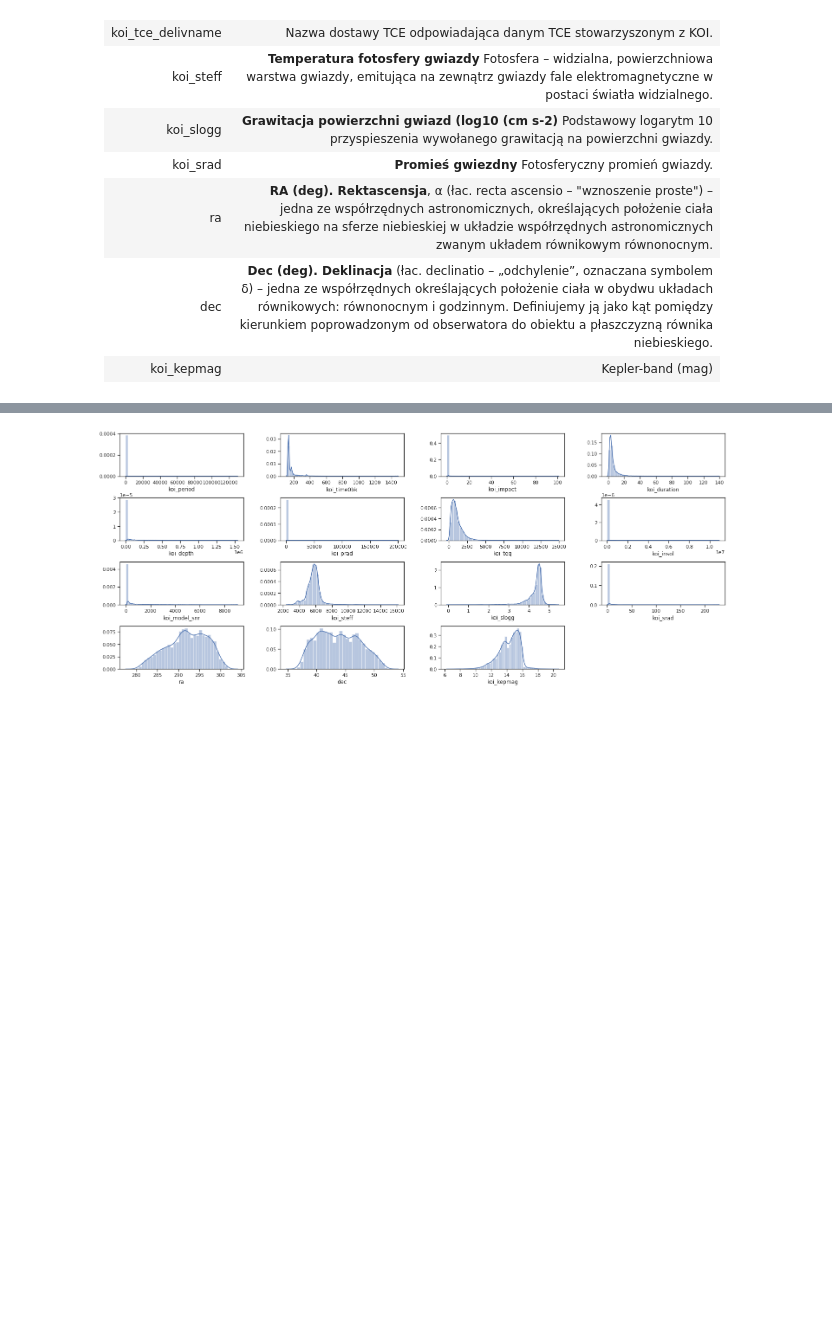
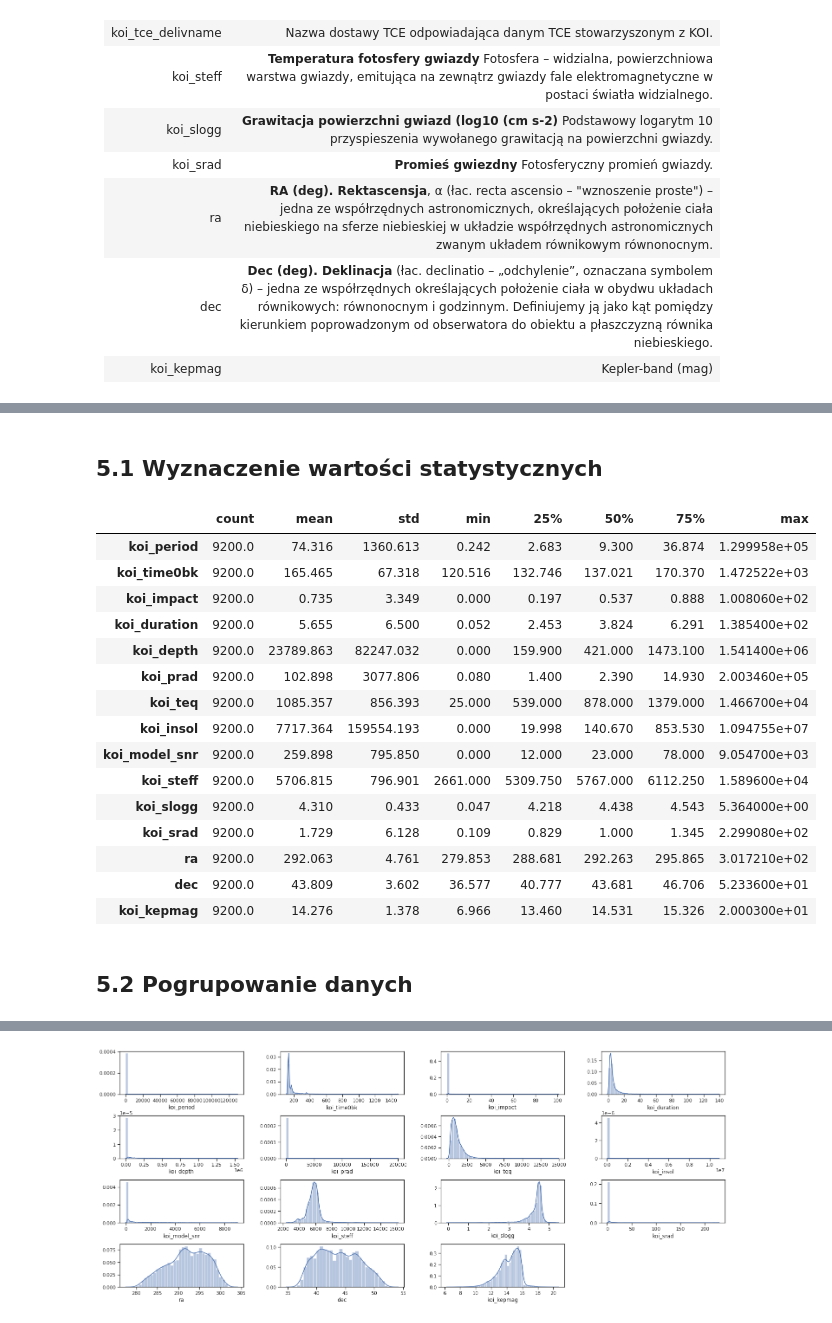
Before and after one commit to ArminD93/KeplerExoplanetSearchResults, a Jupyter notebook: KeplerExoplanetSearchResults.ipynb, the cells around one changed output, grey strips where cells are left out. Drawn from its saved outputs; the diff is of its cells as text; code cells hidden in the pictures; blank space fills up the shorter version.

Commit message:
Pogrupowanie danych

```diff
--- a/KeplerExoplanetSearchResults.ipynb
+++ b/KeplerExoplanetSearchResults.ipynb
@@ -303,0 +275,23 @@ kepler.head(2)
+# %% [markdown]
+## <a name='8'></a>5.1 Wyznaczenie wartości statystycznych
+# %%
+kepler[kepler.columns[5:]].describe().T.apply(lambda x: round(x, 3))
+# %% [output]
+|  | count | mean | std | min | 25% | 50% | 75% | max |
+| koi_period | 9200.0 | 74.316 | 1360.613 | 0.242 | 2.683 | 9.300 | 36.874 | 1.299958e+05 |
+| koi_time0bk | 9200.0 | 165.465 | 67.318 | 120.516 | 132.746 | 137.021 | 170.370 | 1.472522e+03 |
+| koi_impact | 9200.0 | 0.735 | 3.349 | 0.000 | 0.197 | 0.537 | 0.888 | 1.008060e+02 |
+| koi_duration | 9200.0 | 5.655 | 6.500 | 0.052 | 2.453 | 3.824 | 6.291 | 1.385400e+02 |
+| koi_depth | 9200.0 | 23789.863 | 82247.032 | 0.000 | 159.900 | 421.000 | 1473.100 | 1.541400e+06 |
+| koi_prad | 9200.0 | 102.898 | 3077.806 | 0.080 | 1.400 | 2.390 | 14.930 | 2.003460e+05 |
+| koi_teq | 9200.0 | 1085.357 | 856.393 | 25.000 | 539.000 | 878.000 | 1379.000 | 1.466700e+04 |
+| koi_insol | 9200.0 | 7717.364 | 159554.193 | 0.000 | 19.998 | 140.670 | 853.530 | 1.094755e+07 |
+| koi_model_snr | 9200.0 | 259.898 | 795.850 | 0.000 | 12.000 | 23.000 | 78.000 | 9.054700e+03 |
+| koi_steff | 9200.0 | 5706.815 | 796.901 | 2661.000 | 5309.750 | 5767.000 | 6112.250 | 1.589600e+04 |
+| koi_slogg | 9200.0 | 4.310 | 0.433 | 0.047 | 4.218 | 4.438 | 4.543 | 5.364000e+00 |
+| koi_srad | 9200.0 | 1.729 | 6.128 | 0.109 | 0.829 | 1.000 | 1.345 | 2.299080e+02 |
+| ra | 9200.0 | 292.063 | 4.761 | 279.853 | 288.681 | 292.263 | 295.865 | 3.017210e+02 |
+| dec | 9200.0 | 43.809 | 3.602 | 36.577 | 40.777 | 43.681 | 46.706 | 5.233600e+01 |
+| koi_kepmag | 9200.0 | 14.276 | 1.378 | 6.966 | 13.460 | 14.531 | 15.326 | 2.000300e+01 |
+# %% [markdown]
+## <a name='9'></a>5.2 Pogrupowanie danych
```
Also changed, not shown: parts of 56 cells of this notebook.
